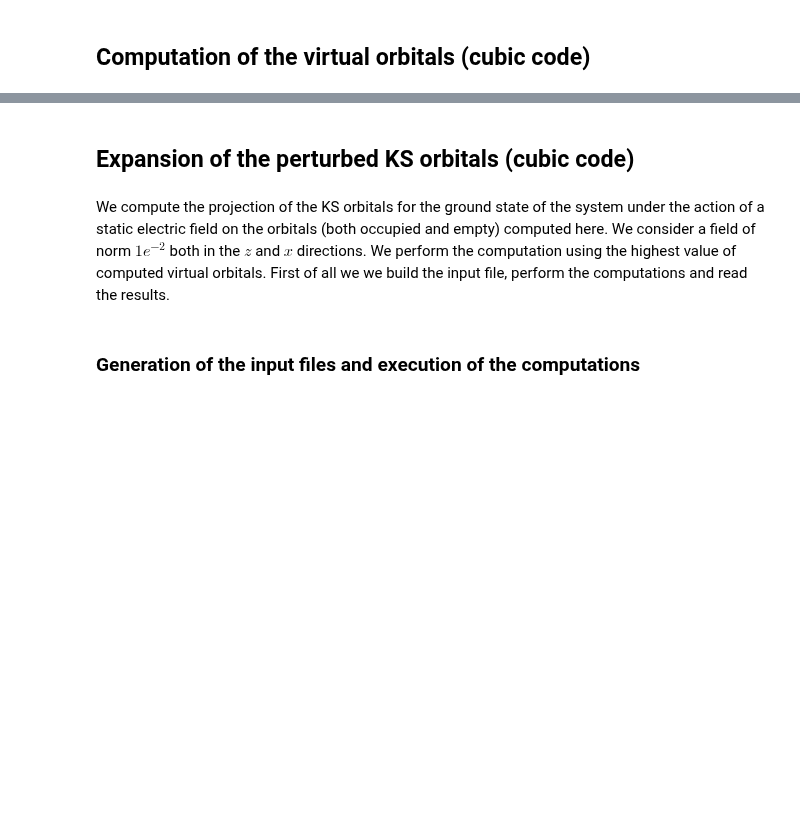
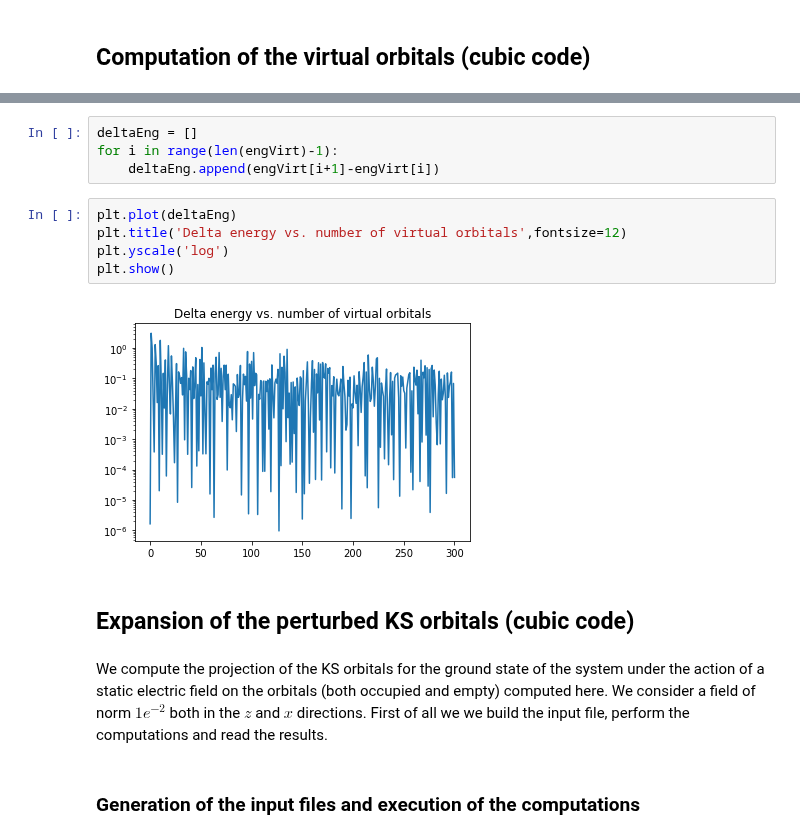
Before and after one commit to luigigenovese/KPM-nb, a Jupyter notebook: POLARIZABILITY/N2/Virtual_Orbitals_Completeness_Relation.ipynb, the cells around one changed output, grey strips where cells are left out. Saved outputs shown, nothing was run; the diff lists cells and outputs as text; blank space fills up the shorter version.

```diff
--- a/POLARIZABILITY/N2/Virtual_Orbitals_Completeness_Relation.ipynb
+++ b/POLARIZABILITY/N2/Virtual_Orbitals_Completeness_Relation.ipynb
@@ -110,8 +189,18 @@ rmult =  7.0
+# %%
+deltaEng = []
+for i in range(len(engVirt)-1):
+    deltaEng.append(engVirt[i+1]-engVirt[i])
+# %%
+plt.plot(deltaEng)
+plt.title('Delta energy vs. number of virtual orbitals',fontsize=12)
+plt.yscale('log')
+plt.show()
+# %% [output]
+[figure, added]
 # %% [markdown]
 ## Expansion of the perturbed KS orbitals (cubic code)
 # %% [markdown]
-We compute the projection of the KS orbitals for the ground state of the system under the action of a static electric field on the orbitals (both occupied and empty) computed here. We consider a field of norm $1e^{-2}$ both in the $z$ and $x$ directions. We perform the computation using the highest value of computed virtual orbitals.
-First of all we we build the input file, perform the computations and read the results.
+We compute the projection of the KS orbitals for the ground state of the system under the action of a static electric field on the orbitals (both occupied and empty) computed here. We consider a field of norm $1e^{-2}$ both in the $z$ and $x$ directions. First of all we we build the input file, perform the computations and read the results.
 # %% [markdown]
 ### Generation of the input files and execution of the computations
 # %%
```
Also changed, not shown: parts of 57 cells of this notebook, 9 other files.
